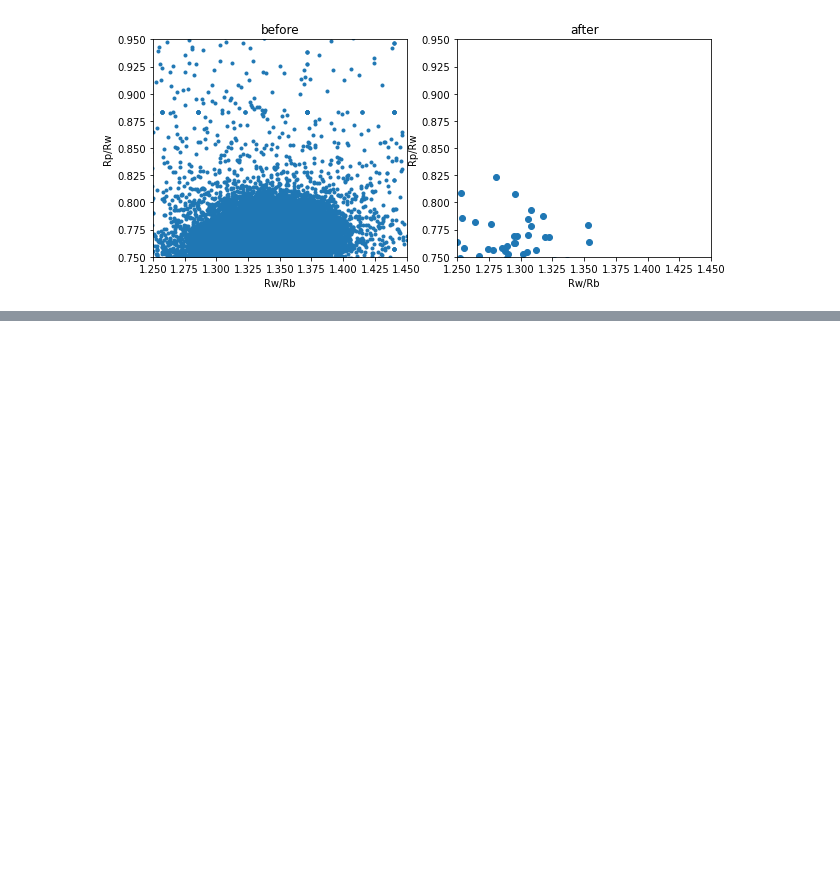
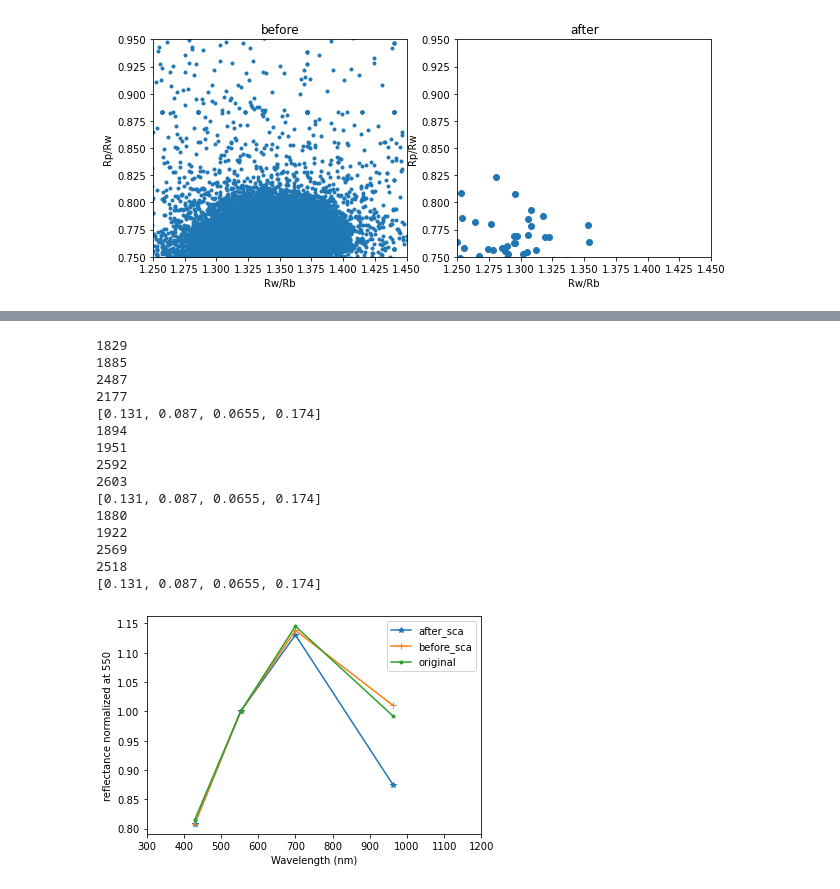
Before and after one commit to akihirohattori/preprocess, a Jupyter notebook: make_spectrum.ipynb, the cells around one changed output, grey strips where cells are left out. Saved outputs shown, nothing was run; the diff lists cells and outputs as text; code cells hidden in the pictures; blank space fills up the shorter version.

```diff
--- a/make_spectrum.ipynb
+++ b/make_spectrum.ipynb
@@ -170,0 +206,49 @@ df_p = pd.DataFrame(fits.getdata(image_files[3]))
+# %%
+a = "../output_perspective/cor*.fits"
+scattered = sorted(glob.glob(a))
+b = "../output_perspective/bef_scacor*.fits"
+flat = sorted(glob.glob(b))
+c = "../output_perspective/_2489*.fits"
+ori = sorted(glob.glob(c))
+# %%
+l1 = []
+l2 = []
+l3 = []
+# l1 = conversion_ref_coord(scattered, 125, 133)   #bright area
+# l2 = conversion_ref_coord(flat, 125, 133)
+# l3 = conversion_ref_coord(ori, 125, 133)
+
+l1 = conversion_ref_coord(scattered, 192, 124)     #smooth area
+l2 = conversion_ref_coord(flat, 192, 124)
+l3 = conversion_ref_coord(ori, 192, 124)
+
+# l1 = conversion_ref(scattered)
+# l2 = conversion_ref(flat)
+# l3 = conversion_ref(ori)
+
+plt.plot(wave_length, l1, marker = "*", label = "after_sca")
+plt.plot(wave_length, l2, marker = "+", label = "before_sca")
+plt.plot(wave_length, l3, marker = ".", label = "original")
+
+plt.xlabel('Wavelength (nm)')
+plt.xlim(300, 1200)
+plt.ylabel('reflectance normalized at 550')
+plt.legend(loc = 'upper right')
+plt.show()
+# %% [output]
+1829
+1885
+2487
+2177
+[0.131, 0.087, 0.0655, 0.174]
+1894
+1951
+2592
+2603
+[0.131, 0.087, 0.0655, 0.174]
+1880
+1922
+2569
+2518
+[0.131, 0.087, 0.0655, 0.174]
+[figure, added]
```
Also changed, not shown: parts of 7 cells of this notebook, 17 other files.
